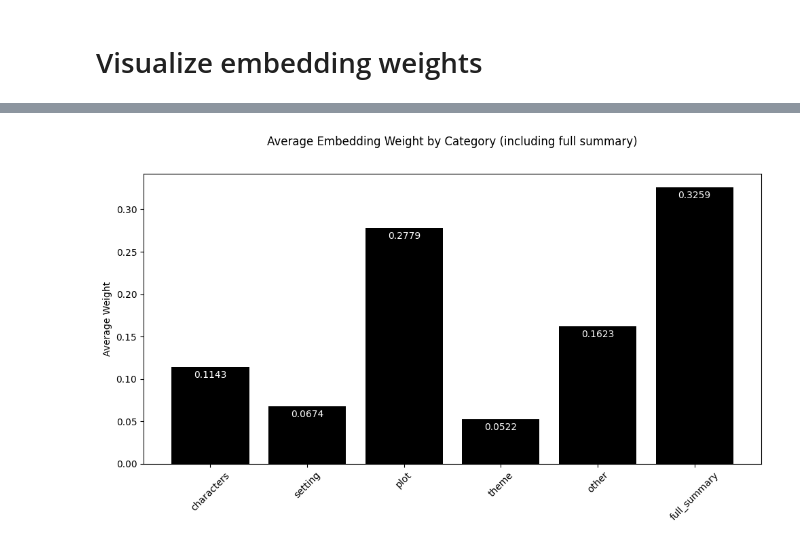
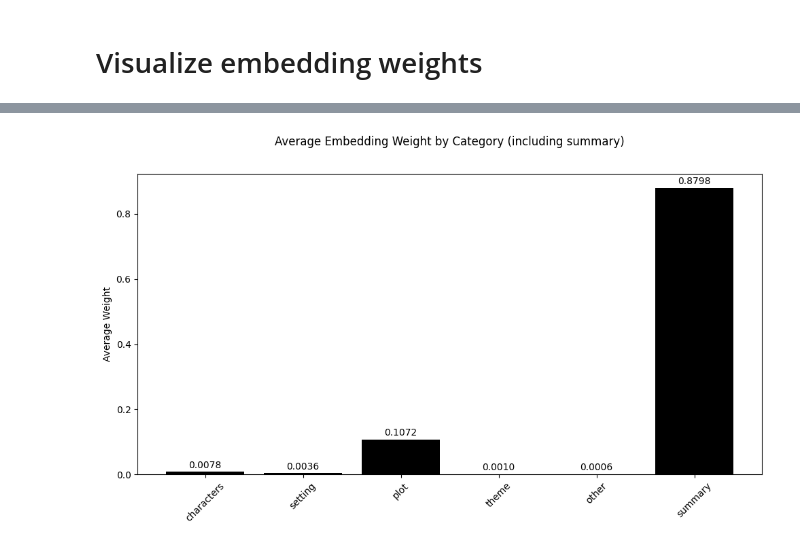
Before and after one commit to Verrem98/thesis_explicit_narrative_elements, a Jupyter notebook: results_by_method/nomic_embed_1.5/method5.ipynb, the cells around one changed output, grey strips where cells are left out. Drawn from its saved outputs; the diff is of its cells as text; code cells hidden in the pictures.

```diff
--- a/results_by_method/nomic_embed_1.5/method5.ipynb
+++ b/results_by_method/nomic_embed_1.5/method5.ipynb
@@ -673,32 +673,31 @@ tensor([[0
 # %%
 import matplotlib.pyplot as plt
 import numpy as np
 
 # Data
-contributions = np.array([0.1143, 0.0674, 0.2779, 0.0522, 0.1623, 0.3259])
+contributions = np.array([7.7531e-03,3.5982e-03, 1.0718e-01, 1.0423e-03, 6.0177e-04,8.7982e-01])
 categories = ["embedding_characters", "embedding_setting", "embedding_plot",
-              "embedding_theme", "embedding_other", "embedding_full_summary"]
+              "embedding_theme", "embedding_other", "embedding_summary"]
 cleaned_labels = [label.replace("embedding_", "") for label in categories]
 
 # Plot
 plt.figure(figsize=(10, 6))
 bars = plt.bar(cleaned_labels, contributions, color='black')
 plt.ylabel('Average Weight')
-plt.title('Average Embedding Weight by Category (including full summary)', pad=30)  # More padding above title
+plt.title('Average Embedding Weight by Category (including summary)', pad=30)  # More padding above title
 plt.xticks(rotation=45)
 
 # Add value labels on top of each bar
 for bar in bars:
     height = bar.get_height()
-    plt.text(bar.get_x() + bar.get_width() / 2, height - 0.015, f'{height:.4f}',
-             ha='center', va='bottom', color = 'white')
+    plt.text(bar.get_x() + bar.get_width() / 2, height+  0.005, f'{height:.4f}',
+             ha='center', va='bottom', color = 'black')
 
 # Manually set top margin to avoid clipping
-#plt.subplots_adjust(topom=0.8)  # Lower value means more space at top
-plt.subplots_adjust(bottom=0.8)
+#plt.subplots_adjust(top=0.8)  # Lower value means more space at top
 plt.tight_layout()
-plt.savefig("../images/embedding_weight_2.png", bbox_inches='tight')
+plt.savefig("../../images/embedding_weight_1.png", bbox_inches='tight')
 
 plt.show()
 # %% [output]
-[figure, old version]
+[figure, new version]
```
Also changed, not shown: parts of 3 cells of this notebook, 20 other files.
